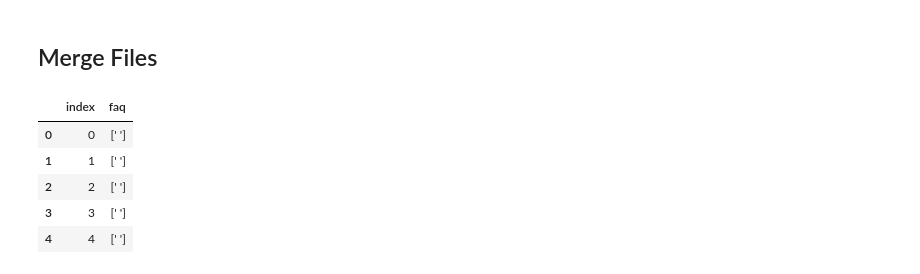
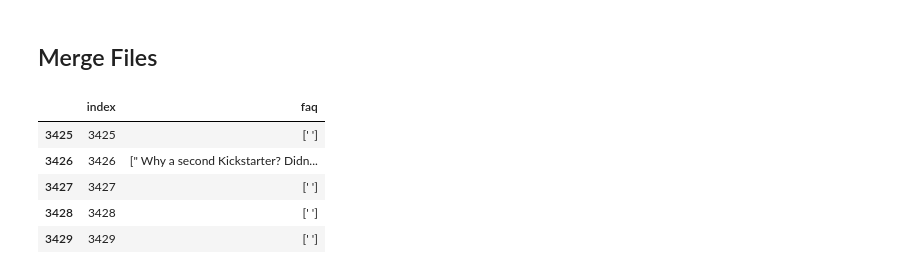
Before and after one commit to chuabern/BT4222_GrpProject, a Jupyter notebook: FAQ_Scrapping.ipynb, the cells around one changed output. Cells and saved outputs as stored; diff of their text form; code cells hidden in the pictures.

```diff
--- a/FAQ_Scrapping.ipynb
+++ b/FAQ_Scrapping.ipynb
@@ -270,12 +245,12 @@ FAQ_text_0to1000 = pd.concat(csv, axis=0, ignore_index=True)
-# %%
-FAQ_text_0to1000.head(5)
-# %% [output]
-|  | index | faq |
-| 0 | 0 | [' '] |
-| 1 | 1 | [' '] |
-| 2 | 2 | [' '] |
-| 3 | 3 | [' '] |
-| 4 | 4 | [' '] |
+# %%
+FAQ_text_0to3429.tail(5)
+# %% [output]
+|  | index | faq |
+| 3425 | 3425 | [' '] |
+| 3426 | 3426 | [" Why a second Kickstarter? Didn... |
+| 3427 | 3427 | [' '] |
+| 3428 | 3428 | [' '] |
+| 3429 | 3429 | [' '] |
 # %%
 files = glob.glob("Output/FAQ/FAQ_Num*.csv")
 
```
Also changed, not shown: parts of 16 cells of this notebook, 1 other file.
